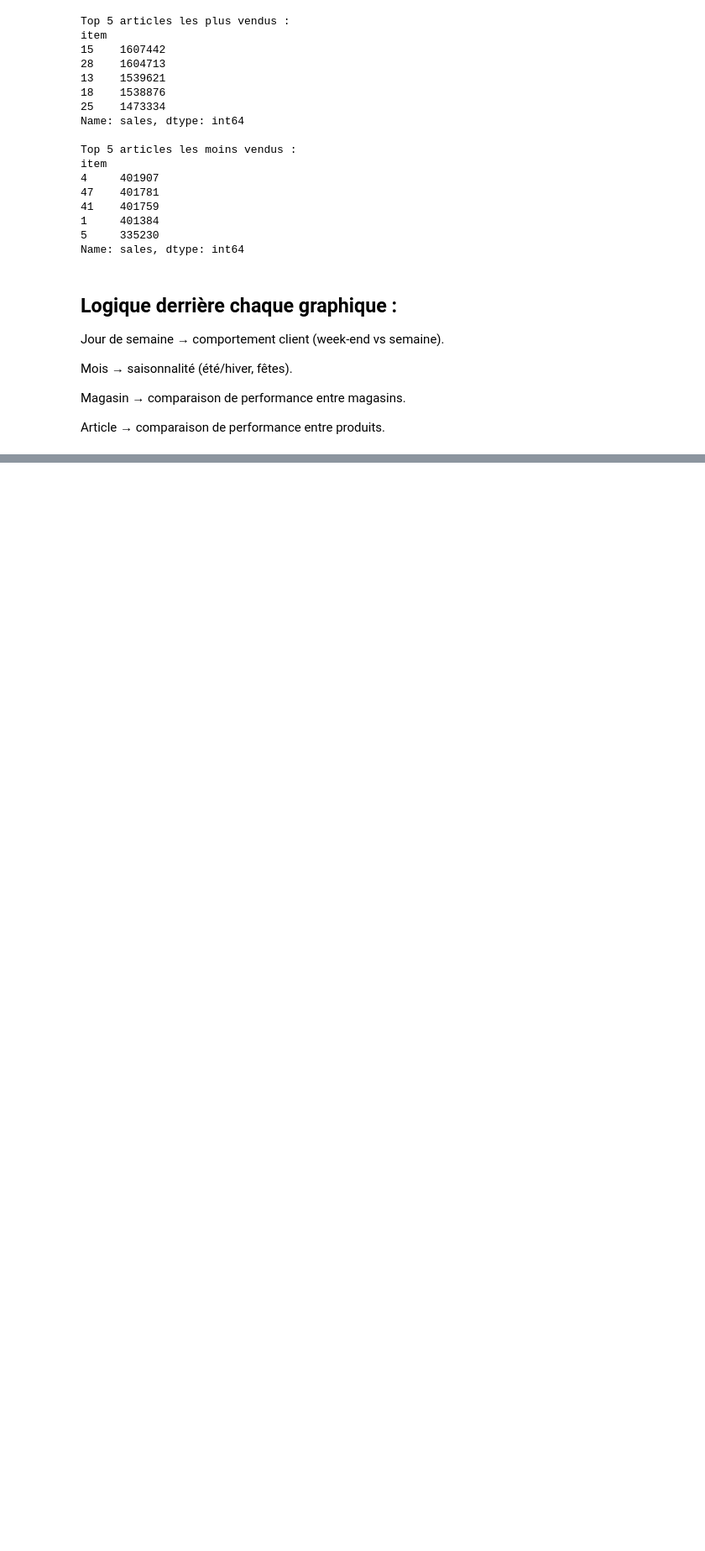
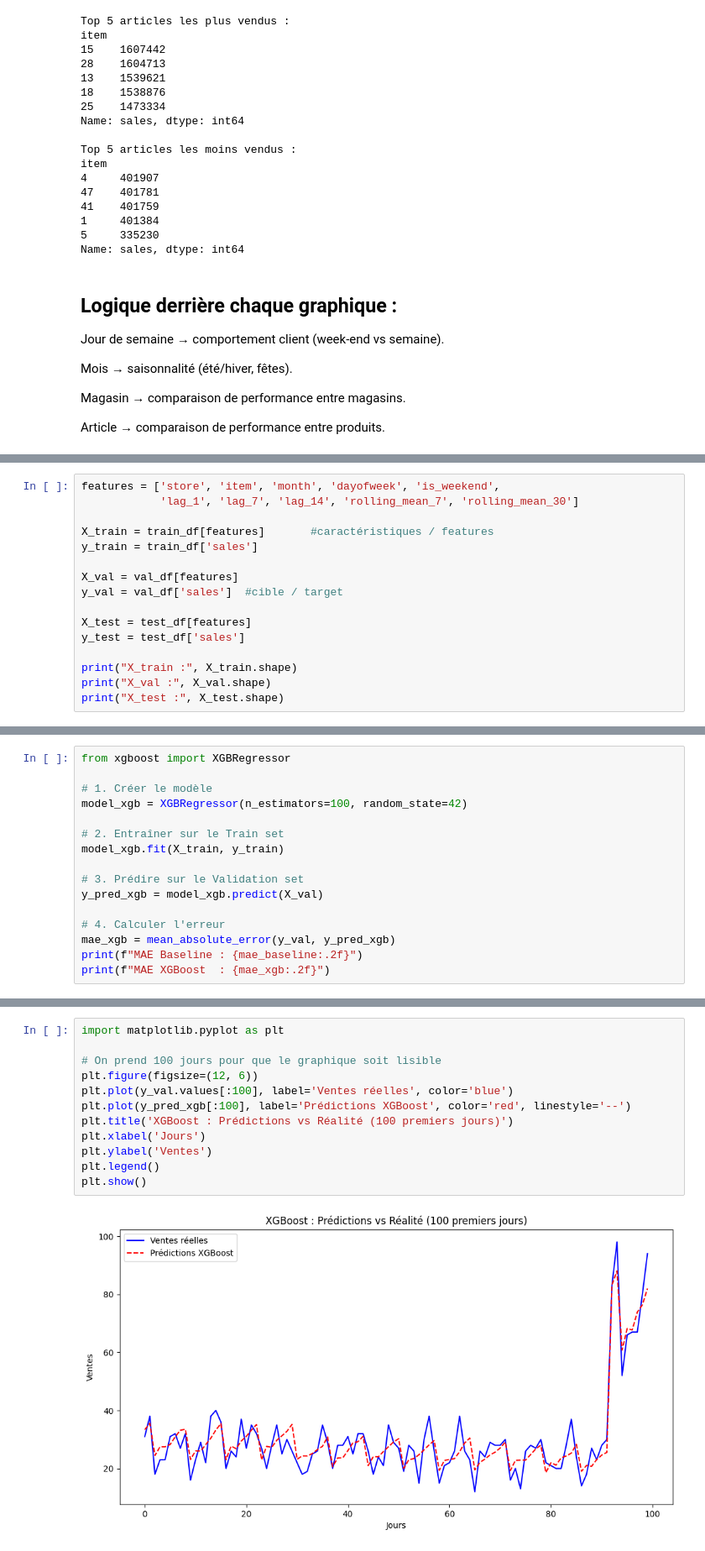
Before and after one commit to fatouu50/Time-Series-Forecasting-ML, a Jupyter notebook: Mois_1_Machine_Learning/ML_Forecasting.ipynb, the cells around one changed output, grey strips where cells are left out. Shown at 84% size. Drawn from its saved outputs; the diff is of its cells as text; blank space fills up the shorter version.

Commit message:
feat: month 1 - Projet complet : EDA, Feature Engineering, XGBoost, LightGBM (MAE: 6.20)

```diff
--- a/Mois_1_Machine_Learning/ML_Forecasting.ipynb
+++ b/Mois_1_Machine_Learning/ML_Forecasting.ipynb
@@ -272,0 +456,16 @@ Article → comparaison de performance entre produits.
+# %%
+features = ['store', 'item', 'month', 'dayofweek', 'is_weekend',
+            'lag_1', 'lag_7', 'lag_14', 'rolling_mean_7', 'rolling_mean_30']
+
+X_train = train_df[features]       #caractéristiques / features
+y_train = train_df['sales']
+
+X_val = val_df[features]
+y_val = val_df['sales']  #cible / target
+
+X_test = test_df[features]
+y_test = test_df['sales']
+
+print("X_train :", X_train.shape)
+print("X_val :", X_val.shape)
+print("X_test :", X_test.shape)
@@ -272,0 +491,16 @@ Article → comparaison de performance entre produits.
+# %%
+from xgboost import XGBRegressor
+
+# 1. Créer le modèle
+model_xgb = XGBRegressor(n_estimators=100, random_state=42)
+
+# 2. Entraîner sur le Train set
+model_xgb.fit(X_train, y_train)
+
+# 3. Prédire sur le Validation set
+y_pred_xgb = model_xgb.predict(X_val)
+
+# 4. Calculer l'erreur
+mae_xgb = mean_absolute_error(y_val, y_pred_xgb)
+print(f"MAE Baseline : {mae_baseline:.2f}")
+print(f"MAE XGBoost  : {mae_xgb:.2f}")
@@ -272,0 +512,14 @@ Article → comparaison de performance entre produits.
+# %%
+import matplotlib.pyplot as plt
+
+# On prend 100 jours pour que le graphique soit lisible
+plt.figure(figsize=(12, 6))
+plt.plot(y_val.values[:100], label='Ventes réelles', color='blue')
+plt.plot(y_pred_xgb[:100], label='Prédictions XGBoost', color='red', linestyle='--')
+plt.title('XGBoost : Prédictions vs Réalité (100 premiers jours)')
+plt.xlabel('Jours')
+plt.ylabel('Ventes')
+plt.legend()
+plt.show()
+# %% [output]
+[figure, added]
```
Also changed, not shown: parts of 36 cells of this notebook.
